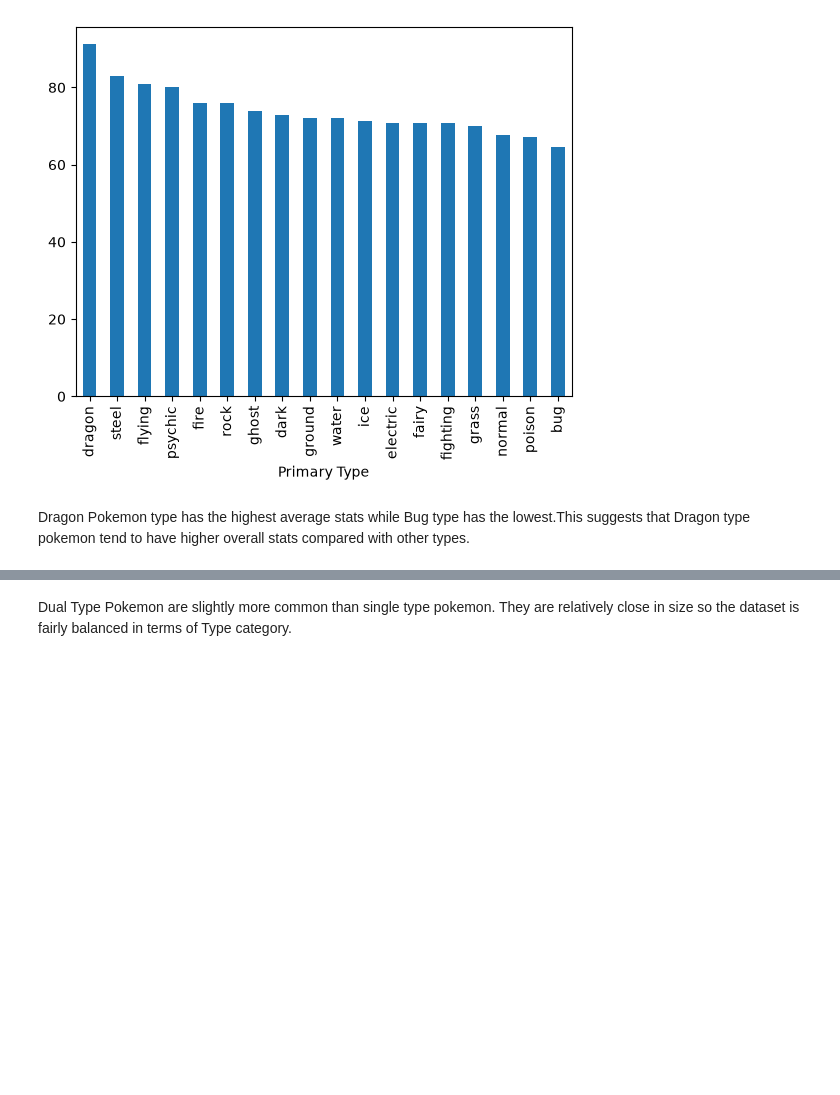
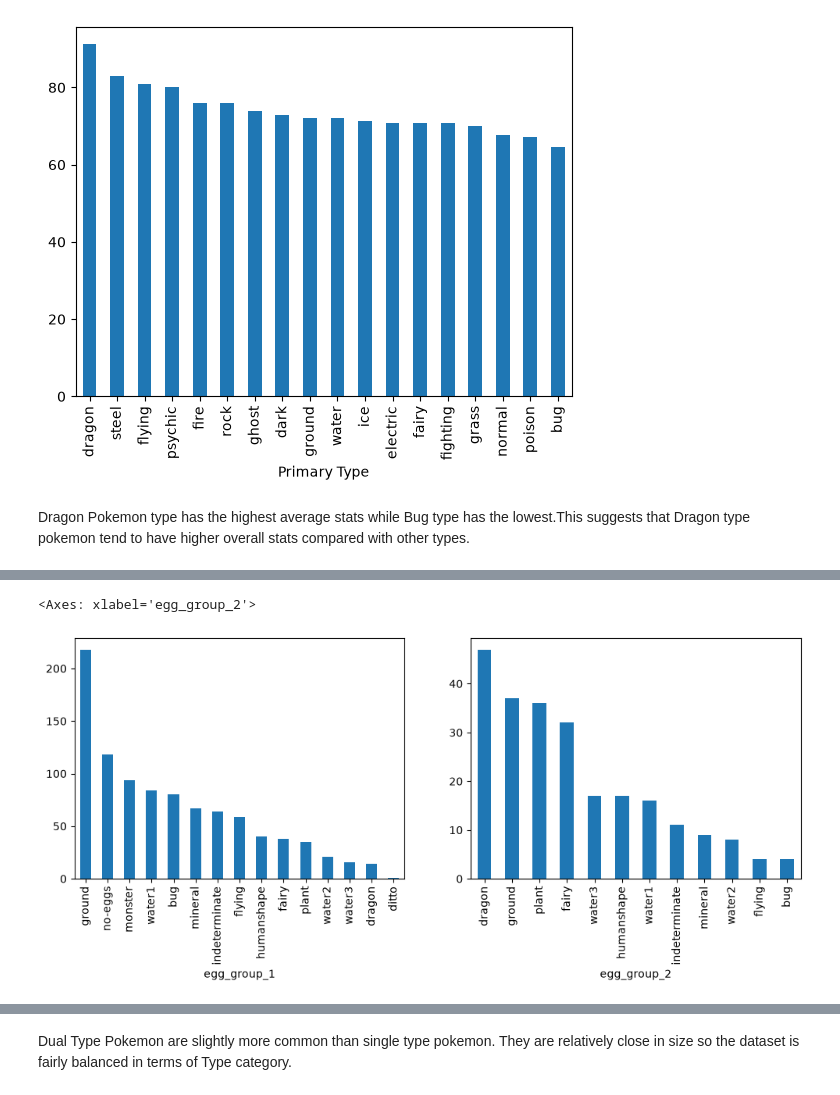
Before and after one commit to wsn65/Pokemon_EDA_DB, a Jupyter notebook: Pokemon_EDA.ipynb, the cells around one changed output, grey strips where cells are left out. Drawn from its saved outputs; the diff is of its cells as text; code cells hidden in the pictures; blank space fills up the shorter version.

```diff
--- a/Pokemon_EDA.ipynb
+++ b/Pokemon_EDA.ipynb
@@ -265,0 +265,10 @@ dtype: object
+# %%
+plt.figure(figsize=(12,4))
+plt.subplot(1, 2, 1)
+df["egg_group_1"].value_counts().plot(kind="bar")
+
+plt.subplot(1, 2, 2)
+df["egg_group_2"].value_counts().plot(kind="bar")
+# %% [output]
+<Axes: xlabel='egg_group_2'>
+[figure, added]
```
Also changed, not shown: parts of 17 cells of this notebook, 1 other file.
